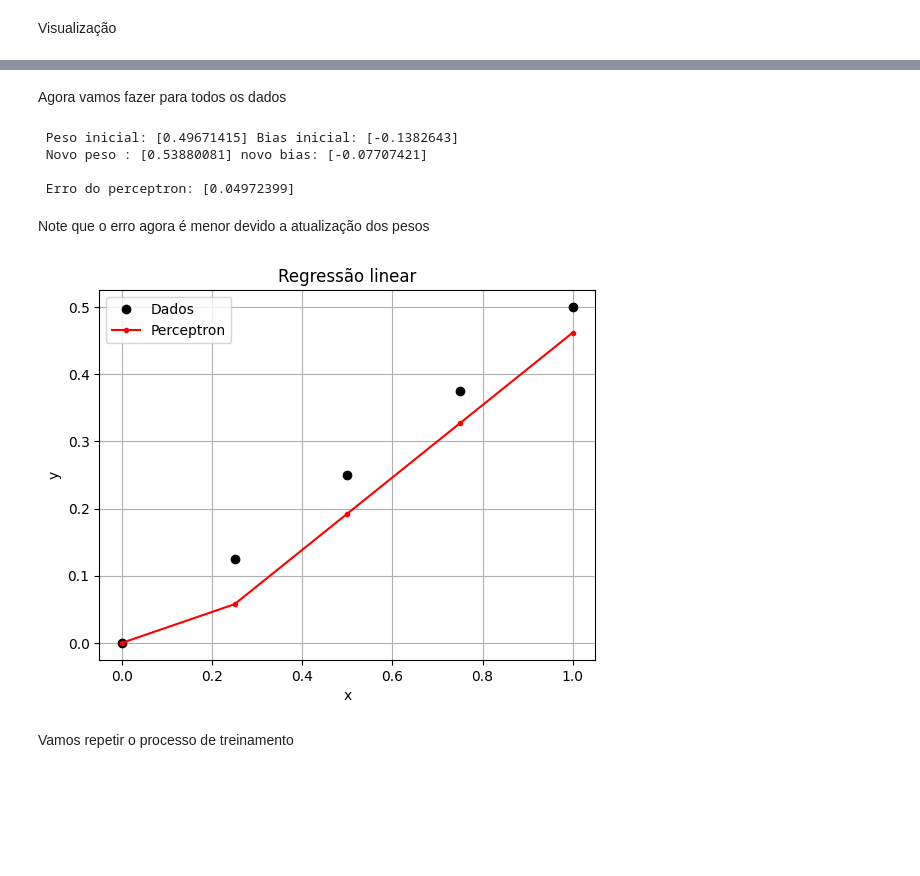
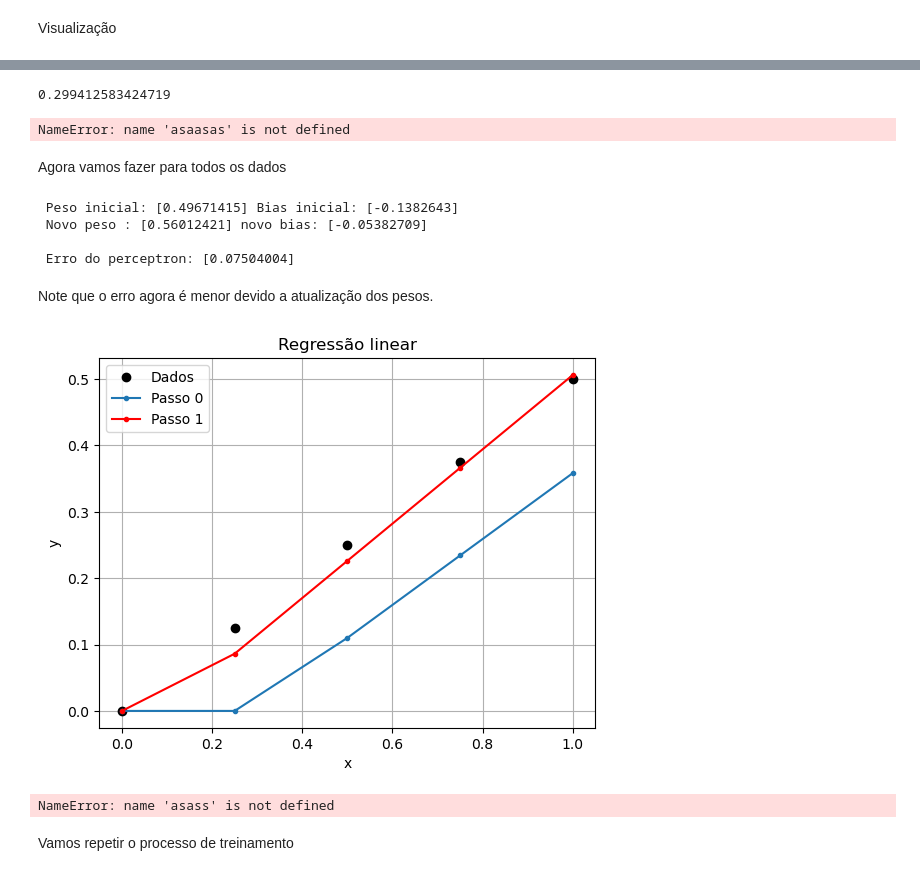
Before and after one commit to Coffee4MePlz/Notebooks_NN_Physics, a Jupyter notebook: 02-Perceptron-Regressao.ipynb, the cells around one changed output, grey strips where cells are left out. Saved outputs shown, nothing was run; the diff lists cells and outputs as text; code cells hidden in the pictures; blank space fills up the shorter version.

```diff
--- a/02-Perceptron-Regressao.ipynb
+++ b/02-Perceptron-Regressao.ipynb
@@ -39,9 +39,9 @@ def dReLU(x):
 # %% [markdown]
 Vamos visualizar como ficar a saida da rede neural com os pesos inicializados aleatoriamente
 # %%
-y_saida= [np.array(Relu(np.dot(w,i) + b ))  for i in x ]
-y_saida = np.array(y_saida).reshape(len(y))
-print(" Erro do perceptron:",np.sum((y_saida - y)**2))
+y_0 = [np.array(Relu(np.dot(w,i) + b ))  for i in x ]
+y_0 = np.array(y_0).reshape(len(y))
+print(" Erro do perceptron:",np.sum((y_0 - y)**2))
 # %% [output]
  Erro do perceptron: 0.07504003913718715
 # %% [markdown]
@@ -60,14 +84,22 @@ plt.show()
+# %%
+np.sum(y - Relu(w*x + b))**2
+# %% [output]
+0.299412583424719
+# %%
+asaasas
+# %% [output]
+NameError: name 'asaasas' is not defined
 # %% [markdown]
 Agora vamos fazer para todos os dados
 # %%
 #Para sempre gerar os mesmo numeros aleatorios
-np.random.seed(42)
 
-w = np.random.randn(1)
-b    = np.random.randn(1)
 print(" Peso inicial:",w,"Bias inicial:",b)
 eta = 0.1
 Loss = 0
+
+w_new = 0
+b_new = 0
 for indice in range(len(x)):
     x_j = x[indice]  # Input
     y_j = y[indice]  # Target
@@ -76,33 +108,40 @@ for indice in range(len(x)):
     y_saida = Relu(linear)  # Perceptron
     loss    = y_j - y_saida
 
-    w   +=  2*eta*loss*dReLU(linear)*x_j
-    b   +=  2*eta*loss*dReLU(linear)
+    w_new  +=  2*eta*loss*dReLU(linear)*x_j
+    b_new  +=  2*eta*loss*dReLU(linear)
     Loss += loss**2
+w += w_new
+b += b_new
 print(" Novo peso :",w,"novo bias:",b)
 print("\n Erro do perceptron:",Loss)
 # %% [output]
  Peso inicial: [0.49671415] Bias inicial: [-0.1382643]
- Novo peso : [0.53880081] novo bias: [-0.07707421]
+ Novo peso : [0.56012421] novo bias: [-0.05382709]
 
- Erro do perceptron: [0.04972399]
+ Erro do perceptron: [0.07504004]
 # %% [markdown]
-Note que o erro agora é menor devido a atualização dos pesos
+Note que o erro agora é menor devido a atualização dos pesos.
 # %%
-y_saida0 = []
+y_1 = []
 for i in x:
-    y_saida0.append( Relu(np.dot(w,i) + b ))
+    y_1.append( Relu(np.dot(w,i) + b ))
 
 plt.title("Regressão linear")
 plt.plot(x,y,"ko",label="Dados")
-plt.plot(x,y_saida0,"r.-",label="Perceptron")
+plt.plot(x,y_0,".-",label="Passo 0")
+plt.plot(x,y_1,"r.-",label="Passo 1")
 plt.grid(True)
 plt.xlabel("x")
 plt.ylabel("y")
 plt.legend()
 plt.show()
 # %% [output]
-[figure, old version]
+[figure, new version]
+# %%
+asass
+# %% [output]
+NameError: name 'asass' is not defined
 # %% [markdown]
 Vamos repetir o processo de treinamento
 # %%
```
Also changed, not shown: parts of 13 cells of this notebook.
